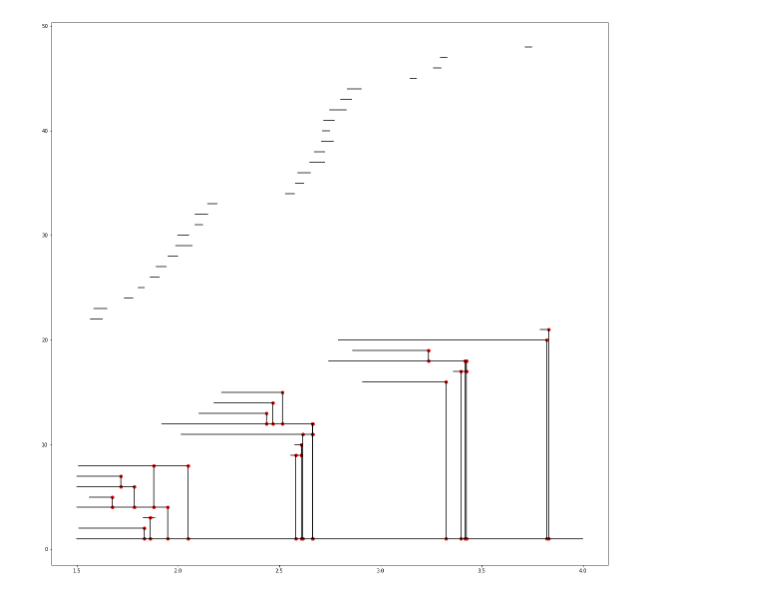
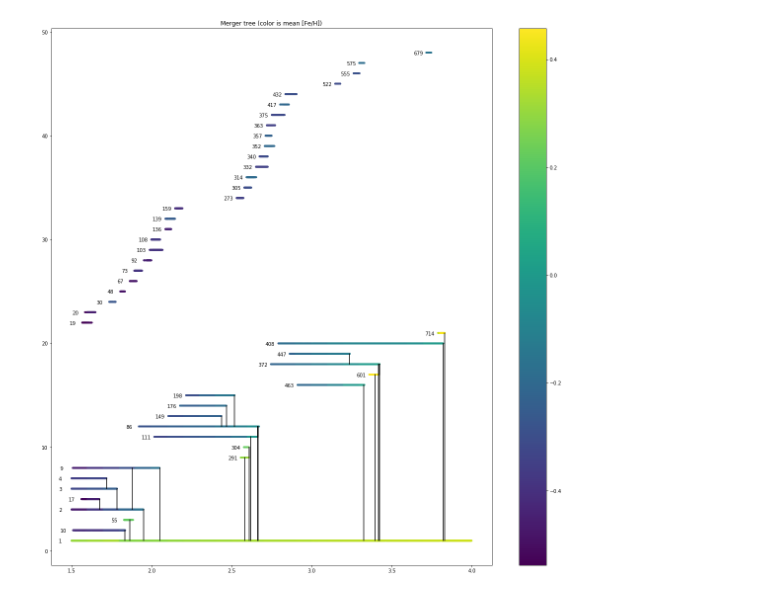
Before and after one commit to BethanyGarver/clumpy-star-formation, a Jupyter notebook: MergerTree-checkpoint.ipynb, the cells around one changed output. Cells and saved outputs as stored; diff of their text form; code cells hidden in the pictures.

```diff
--- a/MergerTree-checkpoint.ipynb
+++ b/MergerTree-checkpoint.ipynb
@@ -60,0 +94,13 @@ for i in range(0,len(merges)):
+# %%
+plt.figure(figsize=(20,20))
+for i in idlist:
+    clump = txy[(txy['ID']==i)]
+    plt.text(clump['TIME'][0]-0.08,clump['ID'][0]-0.2,str(clump['CLUMPID'][0]))
+plt.scatter(txy['TIME'],txy['ID'],c=np.log(txy['NSTARS']/5),s=8)
+plt.colorbar()
+for merge in merges:
+    merge = list(merge)
+    ids = merge[2:2+merge[1]]
+    t = [merge[0]]*merge[1]
+    plt.plot(t,ids,c='k')
+    plt.title('Merger tree (color is log(sfr))')
@@ -60,0 +109,13 @@ for i in range(0,len(merges)):
+# %%
+plt.figure(figsize=(20,20))
+for i in idlist:
+    clump = txy[(txy['ID']==i)]
+    plt.text(clump['TIME'][0]-0.08,clump['ID'][0]-0.2,str(clump['CLUMPID'][0]))
+plt.scatter(txy['TIME'],txy['ID'],c=np.log(txy['MASS']),s=8)
+plt.colorbar()
+for merge in merges:
+    merge = list(merge)
+    ids = merge[2:2+merge[1]]
+    t = [merge[0]]*merge[1]
+    plt.plot(t,ids,c='k')
+    plt.title('Merger tree (color is log(mass))')
@@ -61,13 +124,15 @@ for i in range(0,len(merges)):
 # %%
 plt.figure(figsize=(20,20))
 for i in idlist:
     clump = txy[(txy['ID']==i)]
-    plt.plot(clump['TIME'],clump['ID'],c='k')
+    plt.text(clump['TIME'][0]-0.08,clump['ID'][0]-0.2,str(clump['CLUMPID'][0]))
+plt.scatter(txy['TIME'],txy['ID'],c=txy['FEH'],s=8)
+plt.colorbar()
 for merge in merges:
     merge = list(merge)
     ids = merge[2:2+merge[1]]
     t = [merge[0]]*merge[1]
     plt.plot(t,ids,c='k')
-    plt.scatter(t,ids,c='r')
+    plt.title('Merger tree (color is mean [Fe/H])')
 # %% [output]
-[figure, old version]
+[figure, new version]
```
Also changed, not shown: parts of 4 cells of this notebook, 1 other file.
